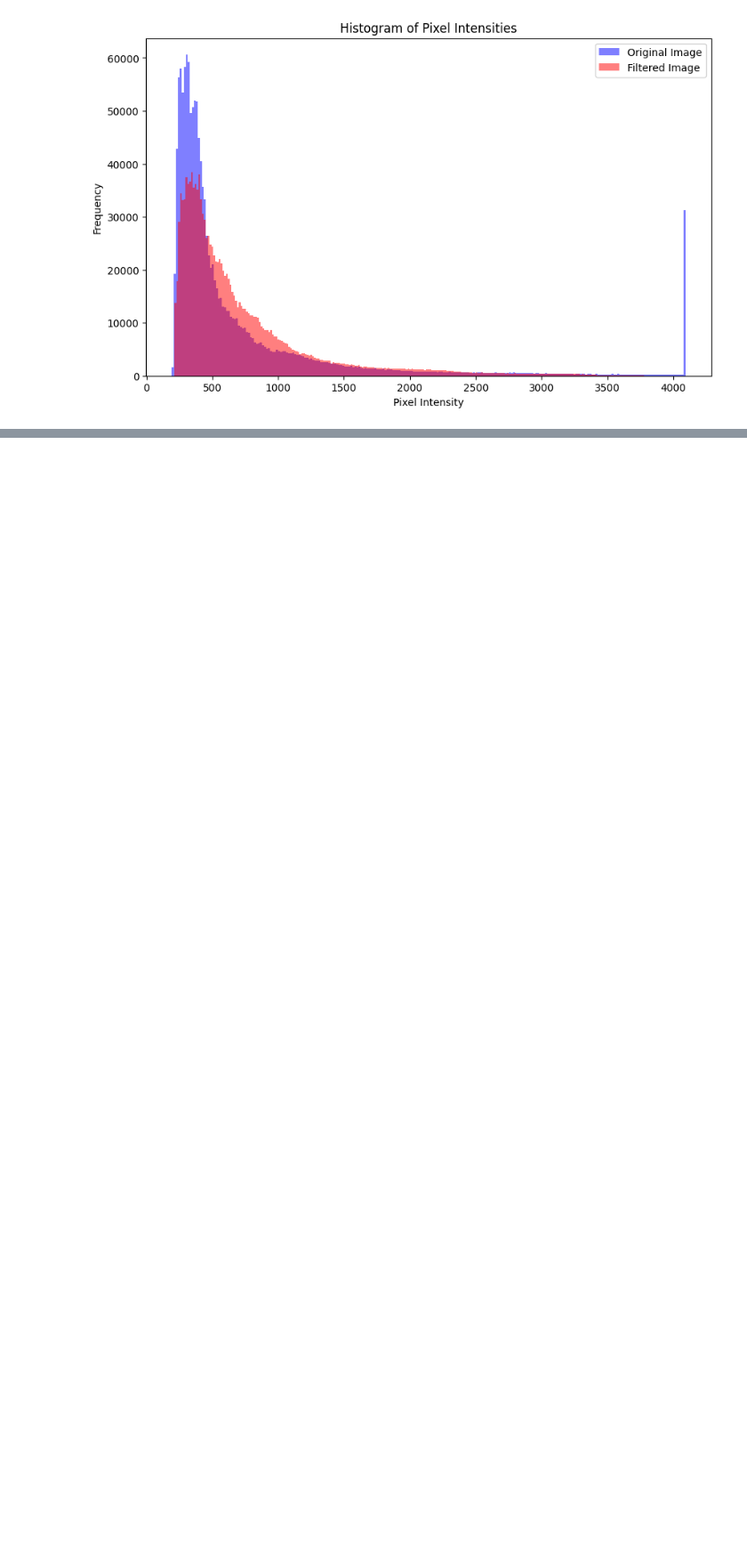
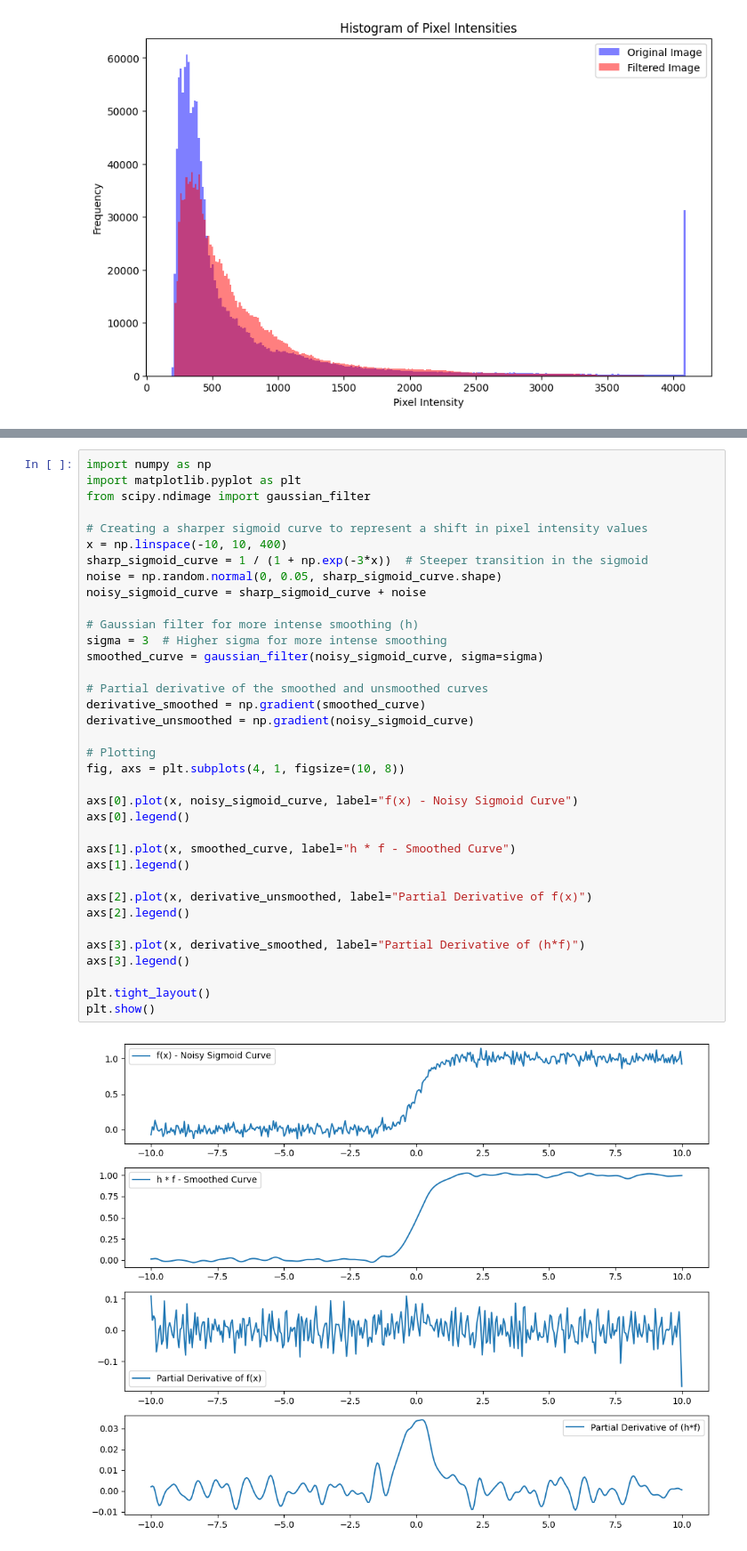
Before and after one commit to Yehuda-Bergstein/BSA-2023, a Jupyter notebook: week-4/BSA-Exercise-4.ipynb, the cells around one changed output, grey strips where cells are left out. Shown at 89% size. Drawn from its saved outputs; the diff is of its cells as text; blank space fills up the shorter version.

```diff
--- a/week-4/BSA-Exercise-4.ipynb
+++ b/week-4/BSA-Exercise-4.ipynb
@@ -205,0 +270,38 @@ Array Representation of the unfiltered Image:
+# %%
+import numpy as np
+import matplotlib.pyplot as plt
+from scipy.ndimage import gaussian_filter
+
+# Creating a sharper sigmoid curve to represent a shift in pixel intensity values
+x = np.linspace(-10, 10, 400)
+sharp_sigmoid_curve = 1 / (1 + np.exp(-3*x))  # Steeper transition in the sigmoid
+noise = np.random.normal(0, 0.05, sharp_sigmoid_curve.shape)
+noisy_sigmoid_curve = sharp_sigmoid_curve + noise
+
+# Gaussian filter for more intense smoothing (h)
+sigma = 3  # Higher sigma for more intense smoothing
+smoothed_curve = gaussian_filter(noisy_sigmoid_curve, sigma=sigma)
+
+# Partial derivative of the smoothed and unsmoothed curves
+derivative_smoothed = np.gradient(smoothed_curve)
+derivative_unsmoothed = np.gradient(noisy_sigmoid_curve)
+
+# Plotting
+fig, axs = plt.subplots(4, 1, figsize=(10, 8))
+
+axs[0].plot(x, noisy_sigmoid_curve, label="f(x) - Noisy Sigmoid Curve")
+axs[0].legend()
+
+axs[1].plot(x, smoothed_curve, label="h * f - Smoothed Curve")
+axs[1].legend()
+
+axs[2].plot(x, derivative_unsmoothed, label="Partial Derivative of f(x)")
+axs[2].legend()
+
+axs[3].plot(x, derivative_smoothed, label="Partial Derivative of (h*f)")
+axs[3].legend()
+
+plt.tight_layout()
+plt.show()
+# %% [output]
+[figure, added]
```
Also changed, not shown: parts of 4 cells of this notebook.
